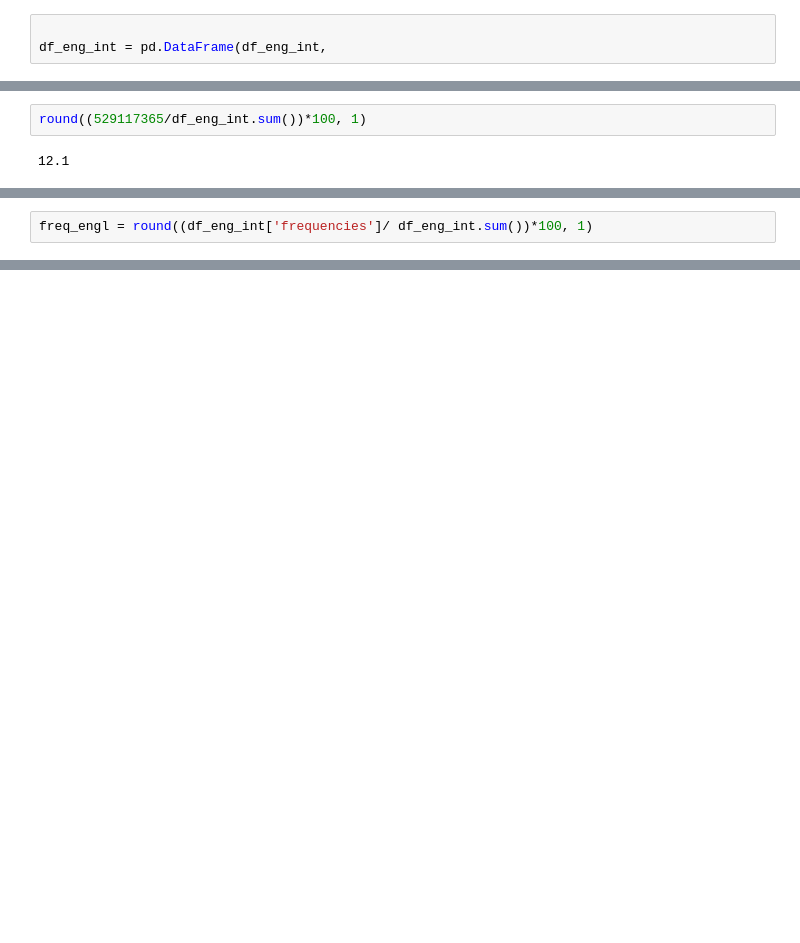
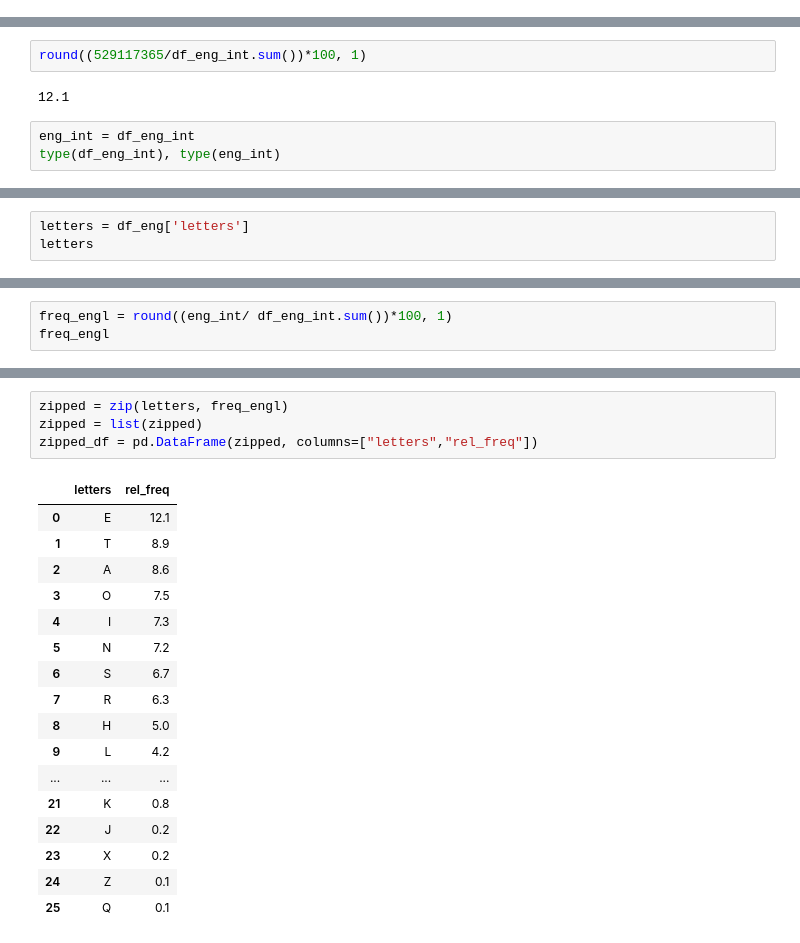
Before and after one commit to virginia-vrb9e/MONCARLO, a Jupyter notebook: moncarlo/Untitled3.ipynb, the cells around one changed output, grey strips where cells are left out. Saved outputs shown, nothing was run; the diff lists cells and outputs as text; blank space fills up the shorter version.

```diff
--- a/moncarlo/Untitled3.ipynb
+++ b/moncarlo/Untitled3.ipynb
@@ -324,3 +319,0 @@ KeyError: 'letters'
-# %%
-
-df_eng_int = pd.DataFrame(df_eng_int,
@@ -331,4 +322,6 @@ round((529117365/df_eng_int.sum())*100, 1)
 # %% [output]
 12.1
 # %%
+eng_int = df_eng_int
+type(df_eng_int), type(eng_int)
 # %% [output]
@@ -351,0 +329,3 @@ Name: frequencies, dtype: int64
+# %%
+letters = df_eng['letters']
+letters
@@ -352,3 +350,4 @@ Name: frequencies, dtype: int64
 # %%
-freq_engl = round((df_eng_int['frequencies']/ df_eng_int.sum())*100, 1)
+freq_engl = round((eng_int/ df_eng_int.sum())*100, 1)
+freq_engl
 # %% [output]
@@ -355,0 +371,22 @@ KeyError: 'frequencies'
+# %%
+zipped = zip(letters, freq_engl)
+zipped = list(zipped)
+zipped_df = pd.DataFrame(zipped, columns=["letters","rel_freq"])
+# %% [output]
+|  | letters | rel_freq |
+| 0 | E | 12.1 |
+| 1 | T | 8.9 |
+| 2 | A | 8.6 |
+| 3 | O | 7.5 |
+| 4 | I | 7.3 |
+| 5 | N | 7.2 |
+| 6 | S | 6.7 |
+| 7 | R | 6.3 |
+| 8 | H | 5.0 |
+| 9 | L | 4.2 |
+| ... | ... | ... |
+| 21 | K | 0.8 |
+| 22 | J | 0.2 |
+| 23 | X | 0.2 |
+| 24 | Z | 0.1 |
+| 25 | Q | 0.1 |
```
Also changed, not shown: parts of 7 cells of this notebook, 1 other file.
